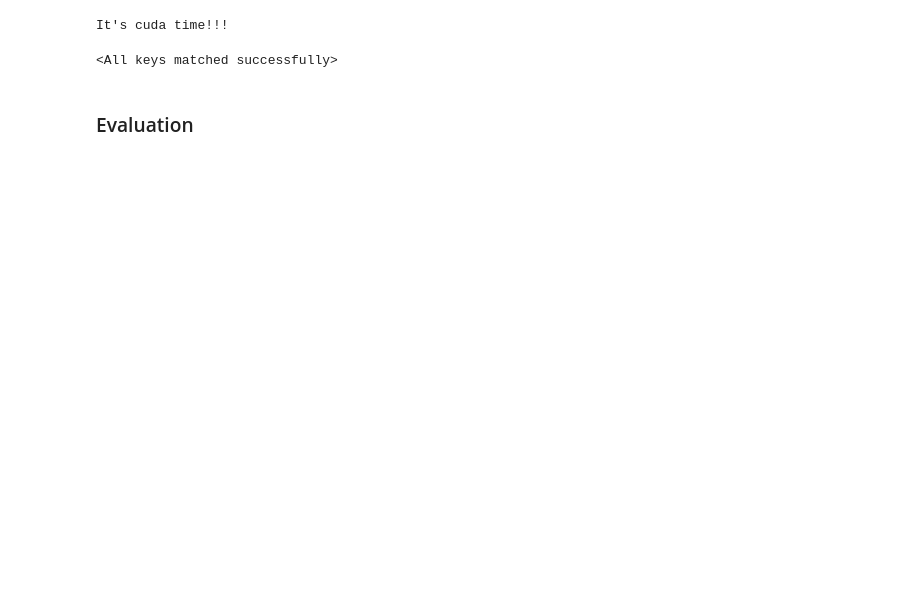
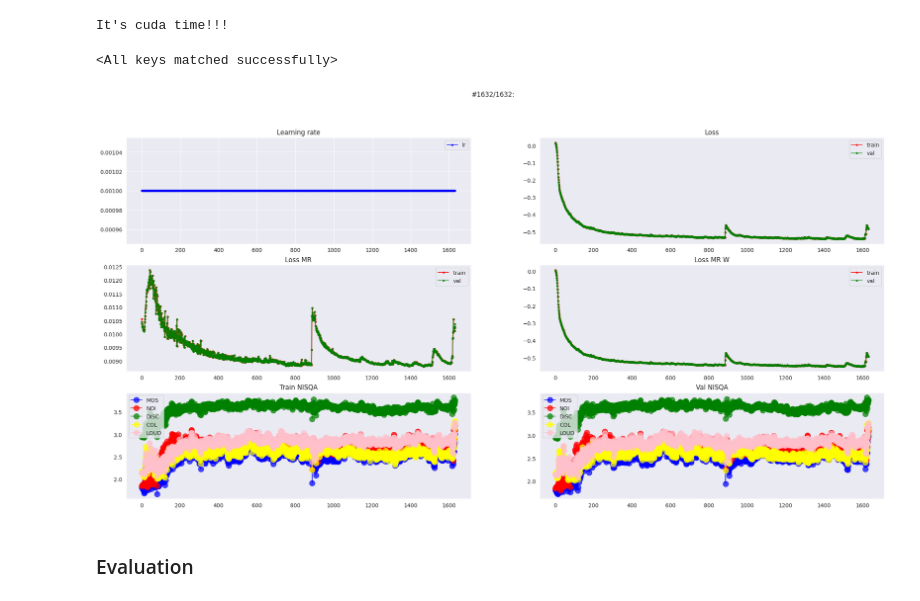
Before and after one commit to ZaharKondaurov/ems_dereverb, a Jupyter notebook: notebooks/sandbox.ipynb, the cells around one changed output. Drawn from its saved outputs; the diff is of its cells as text; code cells hidden in the pictures; blank space fills up the shorter version.

```diff
--- a/notebooks/sandbox.ipynb
+++ b/notebooks/sandbox.ipynb
@@ -52,6 +111,76 @@ model = TRUNet()
 model.load_state_dict(state_d["model_state_dict"])
 # %% [output]
 <All keys matched successfully>
+# %%
+hh = 3
+ww = 2
+plt_ind = 1
+fig, ax = plt.subplots(hh, ww, figsize=(25, 12))
+fig.suptitle(f'#{state_d["epoch"]}/{state_d["epoch"]}:')
+
+
+plt.subplot(hh, ww, plt_ind)
+plt.title('Learning rate')
+plt.plot(state_d["plots"]["learning rate"], 'b.-', label='lr', alpha=0.7)
+plt.legend()
+plt_ind += 1
+
+plt.subplot(hh, ww, plt_ind)
+plt.title('Loss')
+plt.plot(np.arange(1, state_d["epoch"] + 1), state_d["plots"]['train loss'], 'r.-', label='train', alpha=0.7)
+plt.plot(np.arange(1, state_d["epoch"] + 1), state_d["plots"]['val loss'], 'g.-', label='val', alpha=0.7)
+plt.grid()
+plt.legend()
+plt_ind += 1
+
+plt.subplot(hh, ww, plt_ind)
+plt.title('Loss MR')
+plt.plot(np.arange(1, state_d["epoch"] + 1), state_d["plots"]['train loss_mr'], 'r.-', label='train', alpha=0.7)
+plt.plot(np.arange(1, state_d["epoch"] + 1), state_d["plots"]['val loss_mr'], 'g.-', label='val', alpha=0.7)
+plt.grid()
+plt.legend()
+plt_ind += 1
+
+plt.subplot(hh, ww, plt_ind)
+plt.title('Loss MR W')
+plt.plot(np.arange(1, state_d["epoch"] + 1), state_d["plots"]['train loss_mr_w'], 'r.-', label='train', alpha=0.7)
+plt.plot(np.arange(1, state_d["epoch"] + 1), state_d["plots"]['val loss_mr_w'], 'g.-', label='val', alpha=0.7)
+plt.grid()
+plt.legend()
+plt_ind += 1
+
+nisqa_plot = torch.cat(state_d["plots"]['train NISQA'])
+# if len(nisqa_plot.shape) == 1:
+#     nisqa_plot = nisqa_plot[None, :]
+# print(nisqa_plot.shape)
+plt.subplot(hh, ww, plt_ind)
+plt.title('Train NISQA')
+plt.plot(np.arange(1, state_d["epoch"] + 1), nisqa_plot[:, 0], '.-', label='MOS', alpha=0.7, markersize=20, color="blue")
+plt.plot(np.arange(1, state_d["epoch"] + 1), nisqa_plot[:, 1], '.-', label='NOI', alpha=0.7, markersize=20, color="red")
+plt.plot(np.arange(1, state_d["epoch"] + 1), nisqa_plot[:, 2], '.-', label='DISC', alpha=0.7, markersize=20, color="green")
+plt.plot(np.arange(1, state_d["epoch"] + 1), nisqa_plot[:, 3], '.-', label='COL', alpha=0.7, markersize=20, color="yellow")
+plt.plot(np.arange(1, state_d["epoch"] + 1), nisqa_plot[:, 4], '.-', label='LOUD', alpha=0.7, markersize=20, color="pink")
+plt.grid()
+plt.legend()
+plt_ind += 1
+
+nisqa_plot = torch.cat(state_d["plots"]['val NISQA'], dim=0)
+# if len(nisqa_plot.shape) == 1:
+#     nisqa_plot = nisqa_plot[None, :]
+plt.subplot(hh, ww, plt_ind)
+plt.title('Val NISQA')
+plt.plot(np.arange(1, state_d["epoch"] + 1), nisqa_plot[:, 0], '.-', label='MOS', alpha=0.7, markersize=20, color="blue")
+plt.plot(np.arange(1, state_d["epoch"] + 1), nisqa_plot[:, 1], '.-', label='NOI', alpha=0.7, markersize=20, color="red")
+plt.plot(np.arange(1, state_d["epoch"] + 1), nisqa_plot[:, 2], '.-', label='DISC', alpha=0.7, markersize=20, color="green")
+plt.plot(np.arange(1, state_d["epoch"] + 1), nisqa_plot[:, 3], '.-', label='COL', alpha=0.7, markersize=20, color="yellow")
+plt.plot(np.arange(1, state_d["epoch"] + 1), nisqa_plot[:, 4], '.-', label='LOUD', alpha=0.7, markersize=20, color="pink")
+plt.grid()
+plt.legend()
+plt_ind += 1
+
+plt.show()
+# %% [output]
+[figure, added]
 # %%
 # state_d["plots"]['val loss']
 # %%
```
Also changed, not shown: parts of 25 cells of this notebook, 2 other files.
